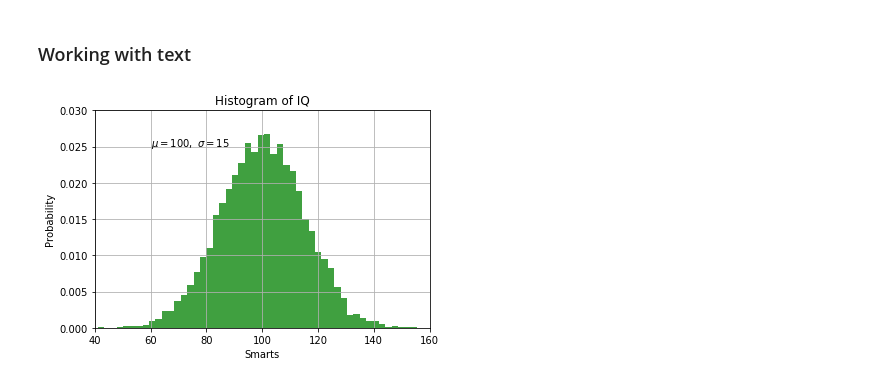
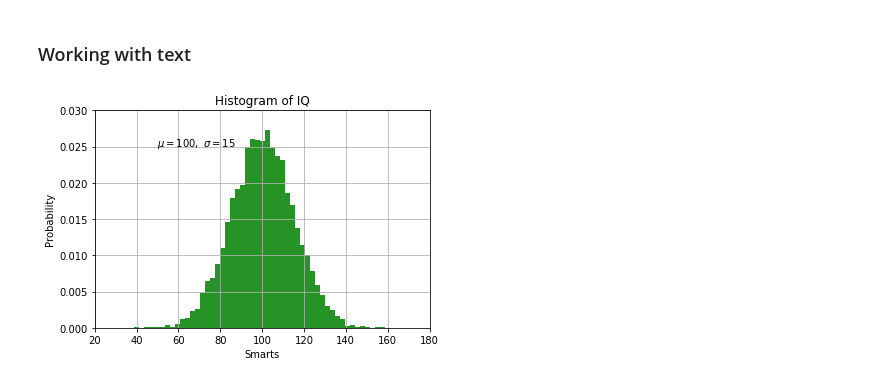
Before and after one commit to Mmddzz3/21_Days_DataScience_Madhura, a Jupyter notebook: Day 2 - Matplotlib.ipynb, the cells around one changed output. Drawn from its saved outputs; the diff is of its cells as text; code cells hidden in the pictures.

```diff
--- a/Day 2 - Matplotlib.ipynb
+++ b/Day 2 - Matplotlib.ipynb
@@ -86,17 +86,17 @@ plt.show()
 # %%
 mu, sigma = 100, 15
 x = mu + sigma * np.random.randn(10000)
 
 # the histogram of the data
-n, bins, patches = plt.hist(x, 50, density=1, facecolor='g', alpha=0.5)
+n, bins, patches = plt.hist(x, 50, density=1, facecolor='g', alpha=0.85)
 
 
 plt.xlabel('Smarts')
 plt.ylabel('Probability')
 plt.title('Histogram of IQ')
-plt.text(60, .025, r'$\mu=100,\ \sigma=15$')
-plt.axis([40, 160, 0, 0.03])
+plt.text(50, .025, r'$\mu=100,\ \sigma=15$')
+plt.axis([20, 180, 0, 0.03])
 plt.grid(True)
 plt.show()
 # %% [output]
-[figure, old version]
+[figure, new version]
```
Also changed, not shown: parts of 2 cells of this notebook.
